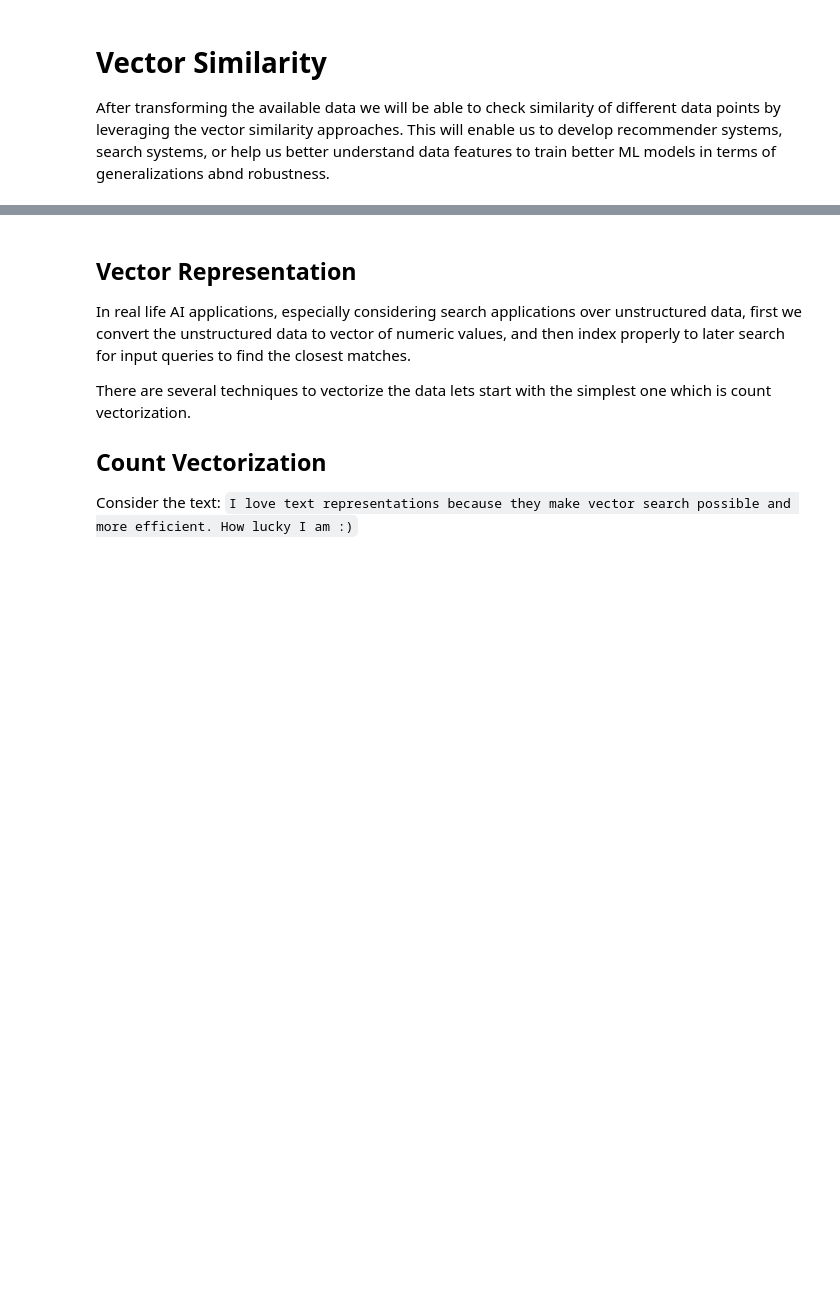
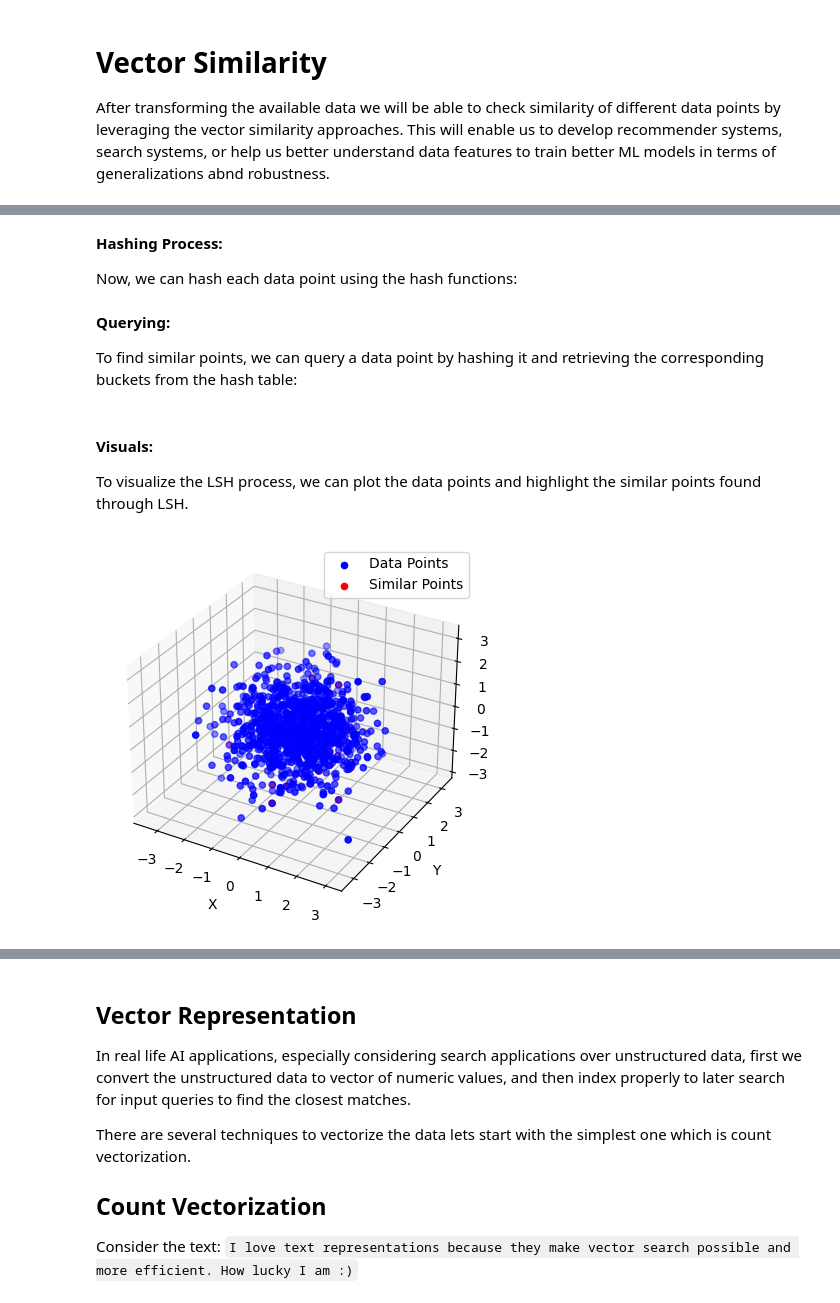
Before and after one commit to ufukhurriyetoglu/vector-normalization-for-vector-search, a Jupyter notebook: understanding_effect_of_l2_normalization_on_vector_search.ipynb, the cells around one changed output, grey strips where cells are left out. Cells and saved outputs as stored; diff of their text form; code cells hidden in the pictures; blank space fills up the shorter version.

```diff
--- a/understanding_effect_of_l2_normalization_on_vector_search.ipynb
+++ b/understanding_effect_of_l2_normalization_on_vector_search.ipynb
@@ -346,0 +421,60 @@ abnd robustness.
+# %% [markdown]
+
+**Hashing Process:**
+
+Now, we can hash each data point using the hash functions:
+# %%
+def hash_data_point(data_point, hash_functions):
+    hash_values = []
+    for hash_function in hash_functions:
+        hash_value = np.dot(data_point, hash_function) > 0
+        hash_values.append(hash_value)
+    return tuple(hash_values)
+
+hash_table = {}
+for i, data_point in enumerate(dataset):
+    hash_values = hash_data_point(data_point, hash_functions)
+    if hash_values in hash_table:
+        hash_table[hash_values].append(i)
+    else:
+        hash_table[hash_values] = [i]
+# %% [markdown]
+**Querying:**
+
+To find similar points, we can query a data point by hashing it and retrieving the corresponding buckets from the hash table:
+# %%
+
+def query_similar_points(query_point, hash_functions, hash_table):
+    hash_values = hash_data_point(query_point, hash_functions)
+    if hash_values in hash_table:
+        bucket = hash_table[hash_values]
+        return bucket
+    else:
+        return []
+
+query_point = dataset[0]
+similar_points = query_similar_points(query_point, hash_functions, hash_table)
+# %% [markdown]
+
+#### Visuals:
+To visualize the LSH process, we can plot the data points and highlight the similar points found through LSH.
+# %%
+import matplotlib.pyplot as plt
+
+def plot_data_points(dataset, similar_points):
+    fig = plt.figure()
+    ax = fig.add_subplot(111, projection='3d')
+
+    ax.scatter(dataset[:, 0], dataset[:, 1], dataset[:, 2], c='b', label='Data Points')
+    ax.scatter(dataset[similar_points, 0], dataset[similar_points, 1], dataset[similar_points, 2], c='r', label='Similar Points')
+
+    ax.set_xlabel('X')
+    ax.set_ylabel('Y')
+    ax.set_zlabel('Z')
+
+    plt.legend()
+    plt.show()
+
+plot_data_points(dataset, similar_points)
+# %% [output]
+[figure, added]
```
Also changed, not shown: parts of 13 cells of this notebook.
